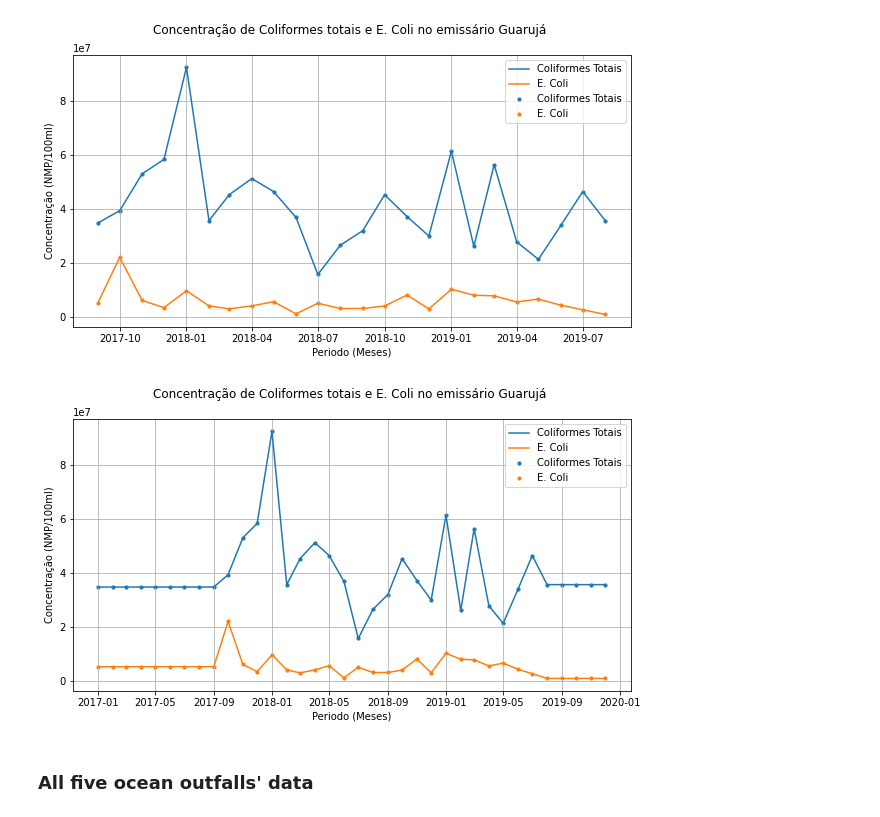
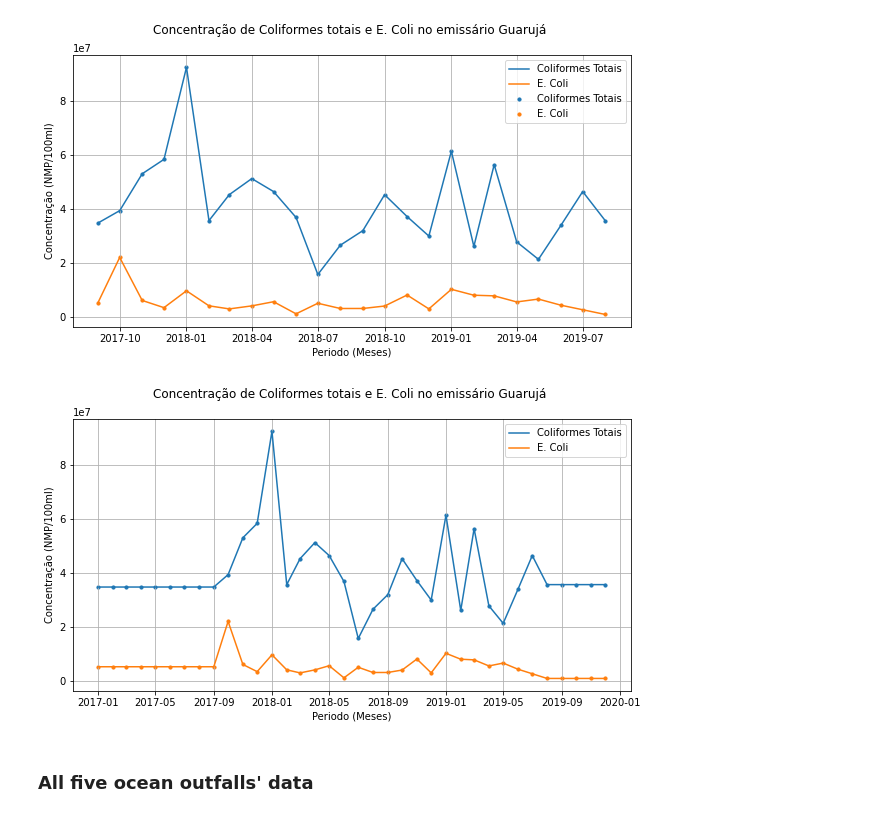
Before and after one commit to CostaNathan/doctorate, a Jupyter notebook: emissarios_dados.ipynb, the cells around one changed output. Saved outputs shown, nothing was run; the diff lists cells and outputs as text; code cells hidden in the pictures.

```diff
--- a/emissarios_dados.ipynb
+++ b/emissarios_dados.ipynb
@@ -490,17 +561,17 @@ plt.grid()
 # %%
 # Plot with data interpolation (linear)
 
 plt.figure(figsize = (10,5))
 plt.plot(ct_ecoli_interpolate.index, ct_ecoli_interpolate.xs('Coliformes_Totais',level = 'Parâmetro', axis = 1)['Guarujá'], label = 'Coliformes Totais')
 plt.plot(ct_ecoli_interpolate.index, ct_ecoli_interpolate.xs('E_Coli',level = 'Parâmetro', axis = 1)['Guarujá'], label = 'E. Coli')
-plt.scatter(ct_ecoli_interpolate.index, ct_ecoli_interpolate.xs('Coliformes_Totais',level = 'Parâmetro', axis = 1)['Guarujá'], label = 'Coliformes Totais',s = 10 )
-plt.scatter(ct_ecoli_interpolate.index, ct_ecoli_interpolate.xs('E_Coli',level = 'Parâmetro', axis = 1)['Guarujá'], label = 'E. Coli',s = 10 )
+plt.scatter(ct_ecoli_interpolate.index, ct_ecoli_interpolate.xs('Coliformes_Totais',level = 'Parâmetro', axis = 1)['Guarujá'], s = 10 )
+plt.scatter(ct_ecoli_interpolate.index, ct_ecoli_interpolate.xs('E_Coli',level = 'Parâmetro', axis = 1)['Guarujá'],s = 10 )
 plt.xlabel('Periodo (Meses)')
 plt.ylabel('Concentração (NMP/100ml)')
 plt.title('Concentração de Coliformes totais e E. Coli no emissário Guarujá \n')
 plt.legend(loc='best')
 plt.grid()
 # %% [output]
-[figure, old version]
+[figure, new version]
 # %% [markdown]
 ### All five ocean outfalls' data
```
Also changed, not shown: parts of 6 cells of this notebook.
